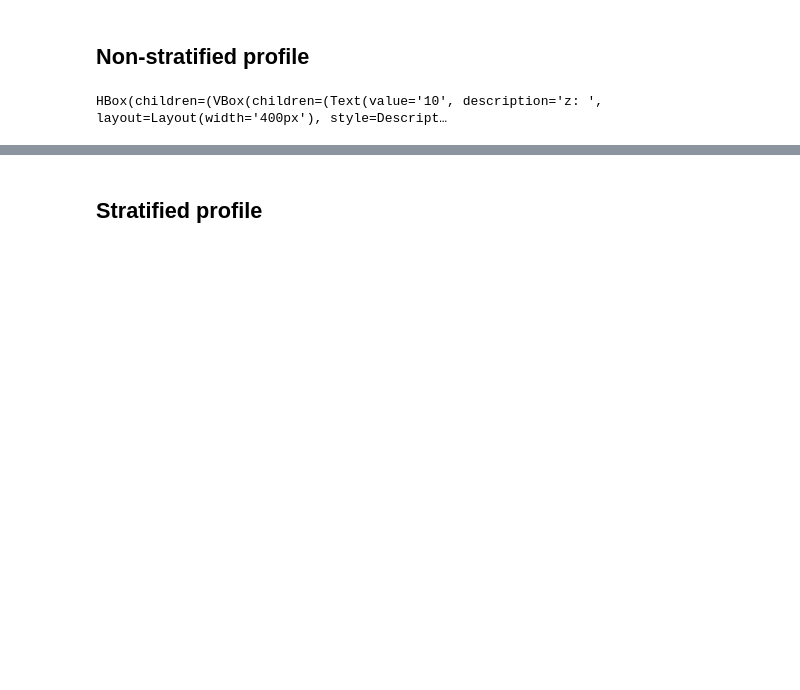
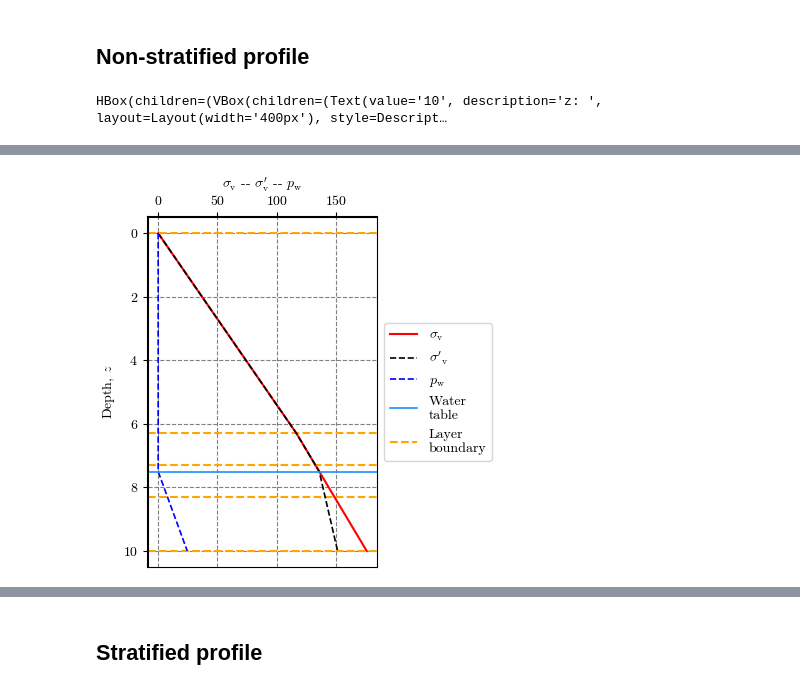
Before and after one commit to AppliedMechanics-EAFIT/soil_mechanics, a Jupyter notebook: notebooks/stress_vs_depth.ipynb, the cells around one changed output, grey strips where cells are left out. Cells and saved outputs as stored; diff of their text form; code cells hidden in the pictures; blank space fills up the shorter version.

```diff
--- a/notebooks/stress_vs_depth.ipynb
+++ b/notebooks/stress_vs_depth.ipynb
@@ -158 +158,11 @@ plot_stress_vs_depth(depths, 𝛾_moist, 𝛾_sat, wt_depth, 𝛾_w)
 [interactive output not drawn]
+# %%
+# Static figure
+depths = [6.3, 7.3, 8.3, 10]  # bottom depth of each soil layer [m]
+𝛾_moist = [18.50, 16.00, 16.00, 16.00]  # Total/moist/bulk unit weight of each soil layer [kN/m³]
+𝛾_sat = [18.50, 16.00, 16.00, 16.00]  # Saturated unit weight of each soil layer [kN/m³]
+wt_depth = 7.5  # depth of the water table [m]
+𝛾_w = 9.81  # unit weight of water [kN/m³]
+plot_stress_vs_depth(depths, 𝛾_moist, 𝛾_sat, wt_depth, 𝛾_w)
+# %% [output]
+[figure, added]
```
Also changed, not shown: parts of 3 cells of this notebook, 4 other files.
